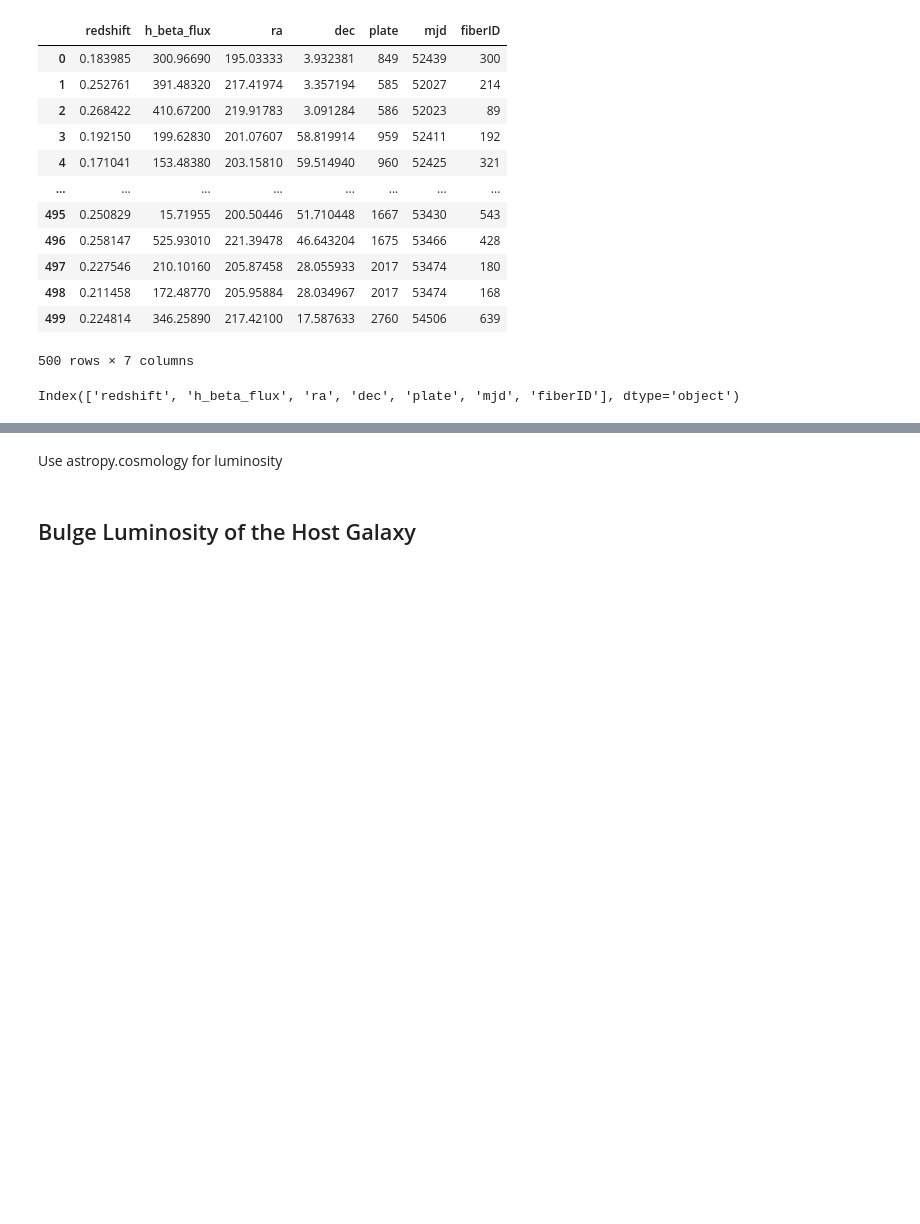
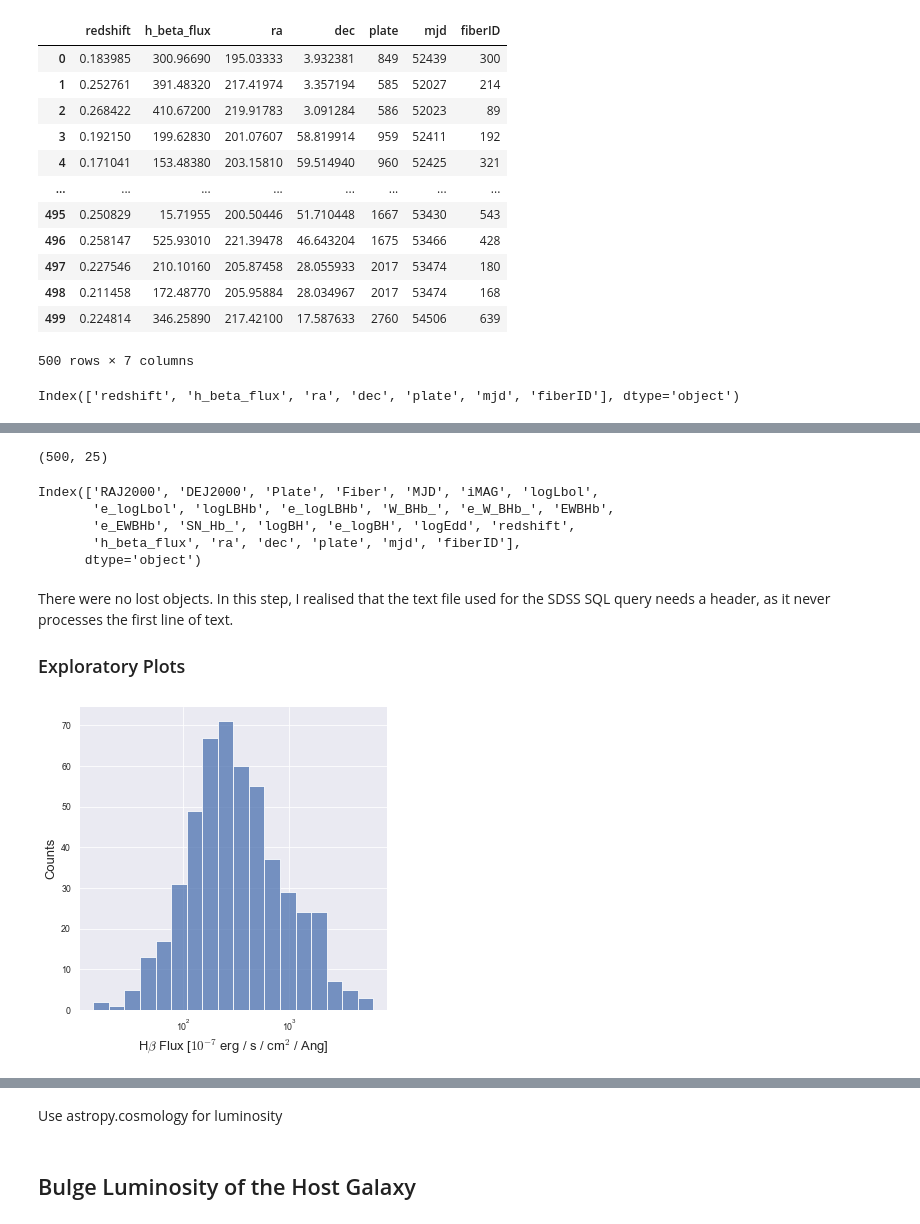
Before and after one commit to NicoGalvarino/AGN_Tutorials_Git, a Jupyter notebook: Tutorial_3_BH_params/Tutorial_3_BH_AD.ipynb, the cells around one changed output, grey strips where cells are left out. Cells and saved outputs as stored; diff of their text form; code cells hidden in the pictures; blank space fills up the shorter version.

Commit message:
Include plots: imag vs z, z and imag distributions

```diff
--- a/Tutorial_3_BH_params/Tutorial_3_BH_AD.ipynb
+++ b/Tutorial_3_BH_params/Tutorial_3_BH_AD.ipynb
@@ -14,7 +18,14 @@ The goal of this tutorial is to learn how to estimate the mass of the black hole
 # %%
 import pandas as pd
 import numpy as np
+
 import matplotlib.pyplot as plt
+plt.style.use('bmh')
+
+import seaborn as sns
+sns.set_theme()
+sns.set_context('paper')
+
 from collections import Counter
 # %%
 qsos = pd.read_csv('shen_subsample_500.csv')
@@ -163,0 +140,4 @@ qsos
+# %%
+# I joined the dfs so it's easier to manipulate
+qsos = pd.concat([qsos, sdss_qsos], axis=1)
+qsos
@@ -163,0 +158,27 @@ qsos
+# %%
+qsos.shape
+# %% [output]
+(500, 25)
+# %%
+qsos.columns
+# %% [output]
+Index(['RAJ2000', 'DEJ2000', 'Plate', 'Fiber', 'MJD', 'iMAG', 'logLbol',
+       'e_logLbol', 'logLBHb', 'e_logLBHb', 'W_BHb_', 'e_W_BHb_', 'EWBHb',
+       'e_EWBHb', 'SN_Hb_', 'logBH', 'e_logBH', 'logEdd', 'redshift',
+       'h_beta_flux', 'ra', 'dec', 'plate', 'mjd', 'fiberID'],
+      dtype='object')
+# %% [markdown]
+There were no lost objects. In this step, I realised that the text file used for the SDSS SQL query needs a header, as it never processes the first line of text.
+
+### Exploratory Plots
+# %%
+sns.displot(data=qsos, x='h_beta_flux', palette='colorblind', log_scale=True)
+
+plt.ylabel('Counts', fontsize=13);
+plt.xlabel(r'H$\beta$ Flux [$10^{-7}$ erg / s / cm$^2$ / Ang]', fontsize=13);
+
+# plt.savefig('qsos_Hbeta_distr.pdf')
+
+plt.show()
+# %% [output]
+[figure, added]
```
Also changed, not shown: parts of 11 cells of this notebook, 7 other files.
